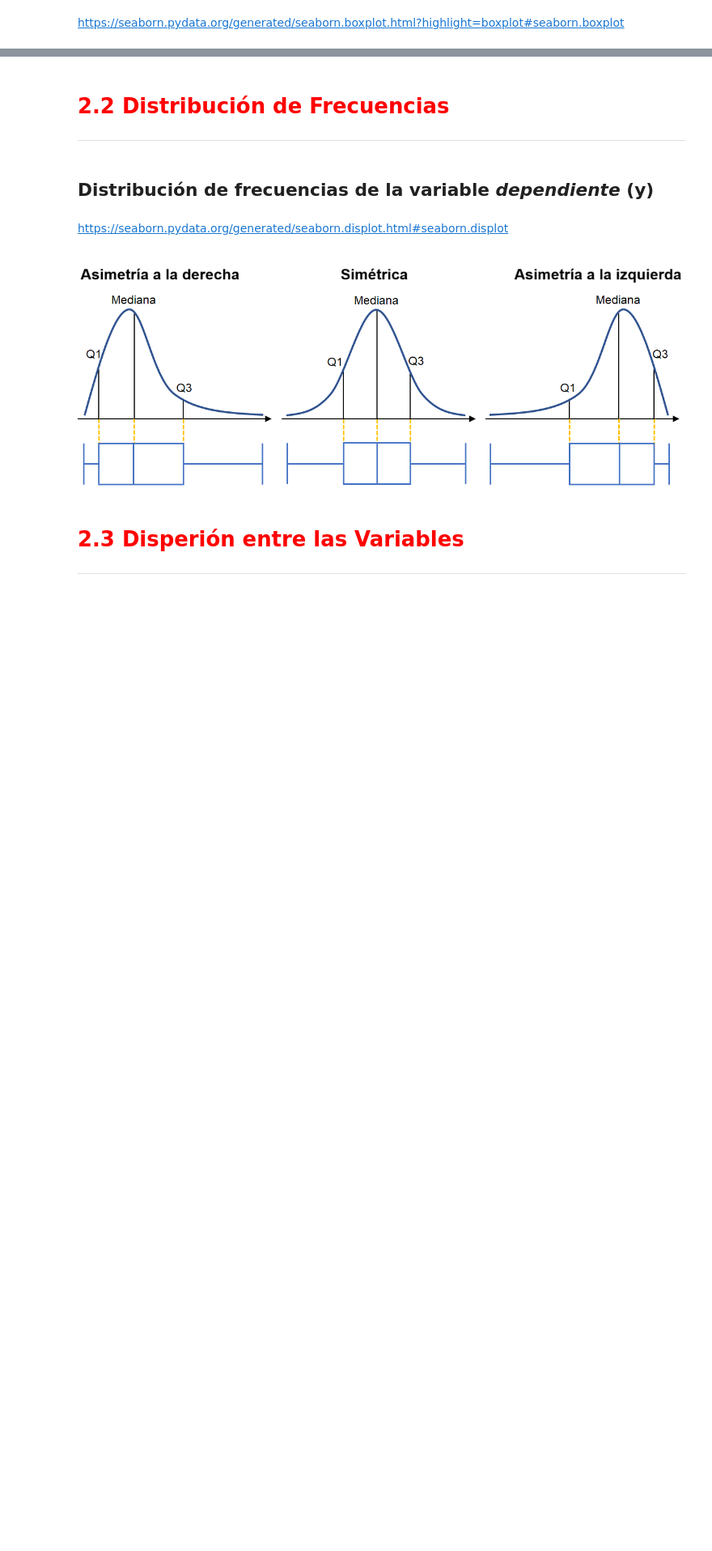
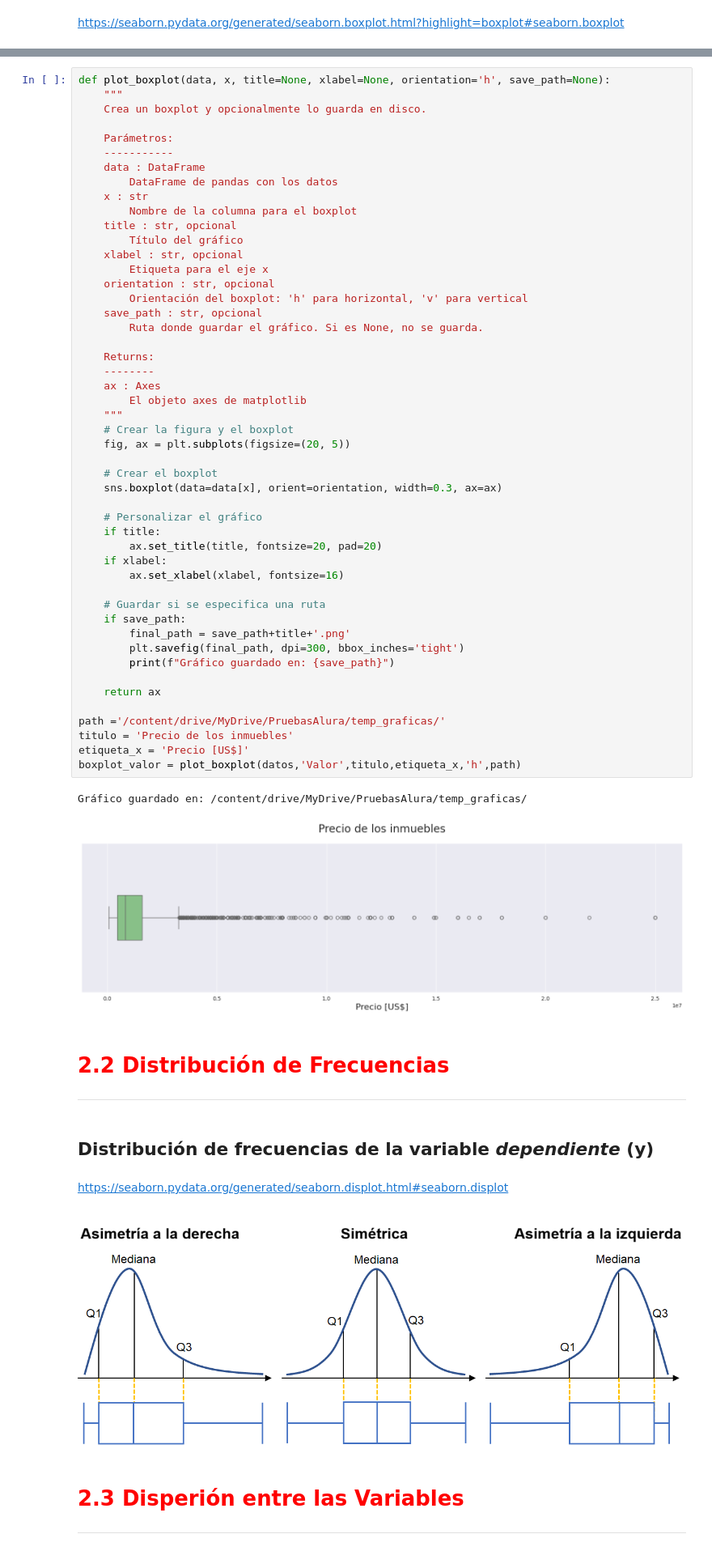
Before and after one commit to JCSR2022/Alura_Data_Science, a Jupyter notebook: Advanced_Modeling_Techniques/2212_Regresion_lineal.ipynb, the cells around one changed output, grey strips where cells are left out. Shown at 81% size. Cells and saved outputs as stored; diff of their text form; blank space fills up the shorter version.

```diff
--- a/Advanced_Modeling_Techniques/2212_Regresion_lineal.ipynb
+++ b/Advanced_Modeling_Techniques/2212_Regresion_lineal.ipynb
@@ -94,3 +143,55 @@ https://seaborn.pydata.org/generated/seaborn.boxplot.html?highlight=boxplot#seab
+# %%
+def plot_boxplot(data, x, title=None, xlabel=None, orientation='h', save_path=None):
+    """
+    Crea un boxplot y opcionalmente lo guarda en disco.
+
+    Parámetros:
+    -----------
+    data : DataFrame
+        DataFrame de pandas con los datos
+    x : str
+        Nombre de la columna para el boxplot
+    title : str, opcional
+        Título del gráfico
+    xlabel : str, opcional
+        Etiqueta para el eje x
+    orientation : str, opcional
+        Orientación del boxplot: 'h' para horizontal, 'v' para vertical
+    save_path : str, opcional
+        Ruta donde guardar el gráfico. Si es None, no se guarda.
+
+    Returns:
+    --------
+    ax : Axes
+        El objeto axes de matplotlib
+    """
+    # Crear la figura y el boxplot
+    fig, ax = plt.subplots(figsize=(20, 5))
+
+    # Crear el boxplot
+    sns.boxplot(data=data[x], orient=orientation, width=0.3, ax=ax)
+
+    # Personalizar el gráfico
+    if title:
+        ax.set_title(title, fontsize=20, pad=20)
+    if xlabel:
+        ax.set_xlabel(xlabel, fontsize=16)
+
+    # Guardar si se especifica una ruta
+    if save_path:
+        final_path = save_path+title+'.png'
+        plt.savefig(final_path, dpi=300, bbox_inches='tight')
+        print(f"Gráfico guardado en: {save_path}")
+
+    return ax
+
+path ='/content/drive/MyDrive/PruebasAlura/temp_graficas/'
+titulo = 'Precio de los inmuebles'
+etiqueta_x = 'Precio [US$]'
+boxplot_valor = plot_boxplot(datos,'Valor',titulo,etiqueta_x,'h',path)
+# %% [output]
+Gráfico guardado en: /content/drive/MyDrive/PruebasAlura/temp_graficas/
+[figure, added]
 # %% [markdown]
 # <font color='red' style='font-size: 30px;'>2.2 Distribución de Frecuencias</font>
 <hr style='border: 2px solid red;'>
```
Also changed, not shown: parts of 12 cells of this notebook.
